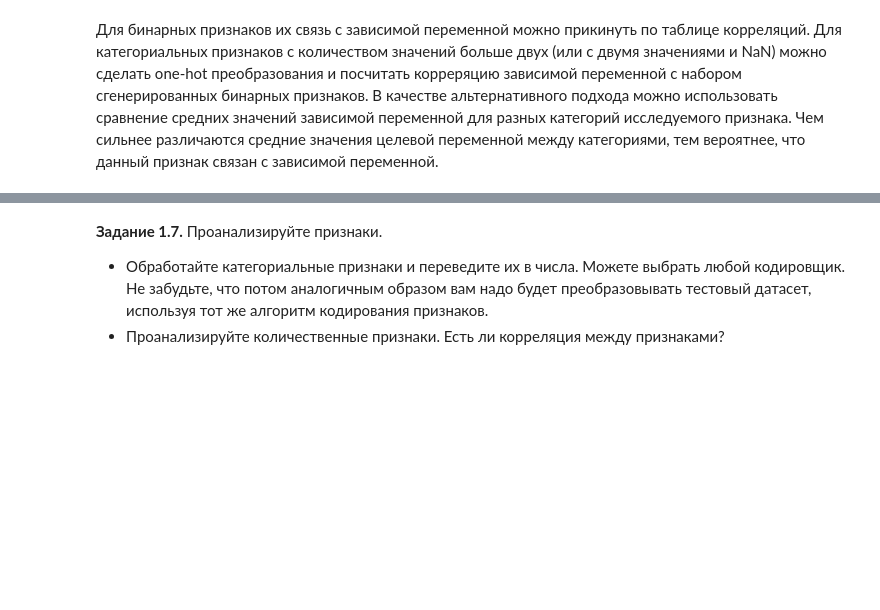
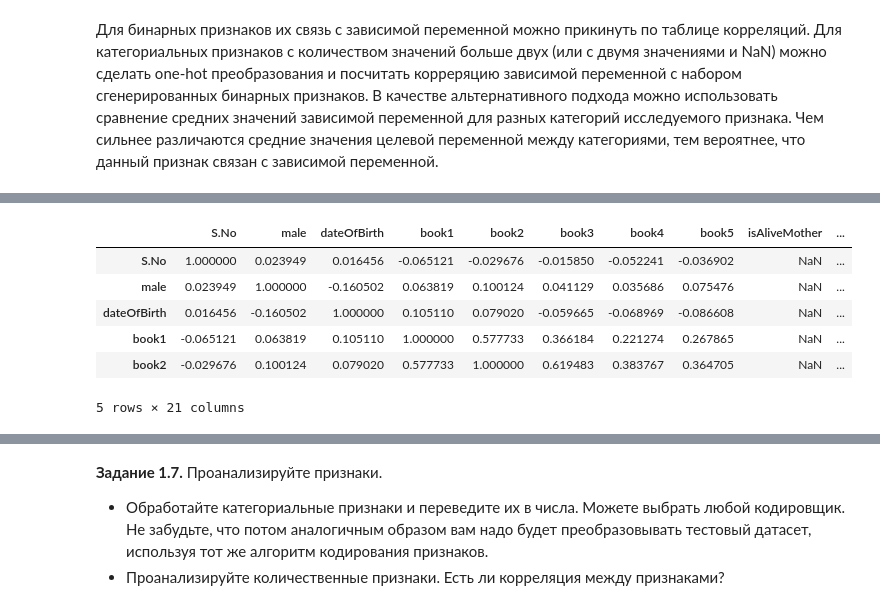
Before and after one commit to olga-belozer/CALC, a Jupyter notebook: week_01_ml_intro/Homework/hw_1_game_of_thrones.ipynb, the cells around one changed output, grey strips where cells are left out. Drawn from its saved outputs; the diff is of its cells as text; code cells hidden in the pictures; blank space fills up the shorter version.

```diff
--- a/week_01_ml_intro/Homework/hw_1_game_of_thrones.ipynb
+++ b/week_01_ml_intro/Homework/hw_1_game_of_thrones.ipynb
@@ -376,0 +588,12 @@ data.describe(include = [...]).T[['count', 'min', 'max']].assign(N_unique_values
+# %%
+numeric_data = data.select_dtypes(include=[np.number])
+correlation_matrix = numeric_data.corr()
+display(correlation_matrix.head())
+# %% [output]
+|  | S.No | male | dateOfBirth | book1 | book2 | book3 | book4 | book5 | isAliveMother | ... |
+| S.No | 1.000000 | 0.023949 | 0.016456 | -0.065121 | -0.029676 | -0.015850 | -0.052241 | -0.036902 | NaN | ... |
+| male | 0.023949 | 1.000000 | -0.160502 | 0.063819 | 0.100124 | 0.041129 | 0.035686 | 0.075476 | NaN | ... |
+| dateOfBirth | 0.016456 | -0.160502 | 1.000000 | 0.105110 | 0.079020 | -0.059665 | -0.068969 | -0.086608 | NaN | ... |
+| book1 | -0.065121 | 0.063819 | 0.105110 | 1.000000 | 0.577733 | 0.366184 | 0.221274 | 0.267865 | NaN | ... |
+| book2 | -0.029676 | 0.100124 | 0.079020 | 0.577733 | 1.000000 | 0.619483 | 0.383767 | 0.364705 | NaN | ... |
+5 rows × 21 columns
```
Also changed, not shown: parts of 22 cells of this notebook.
